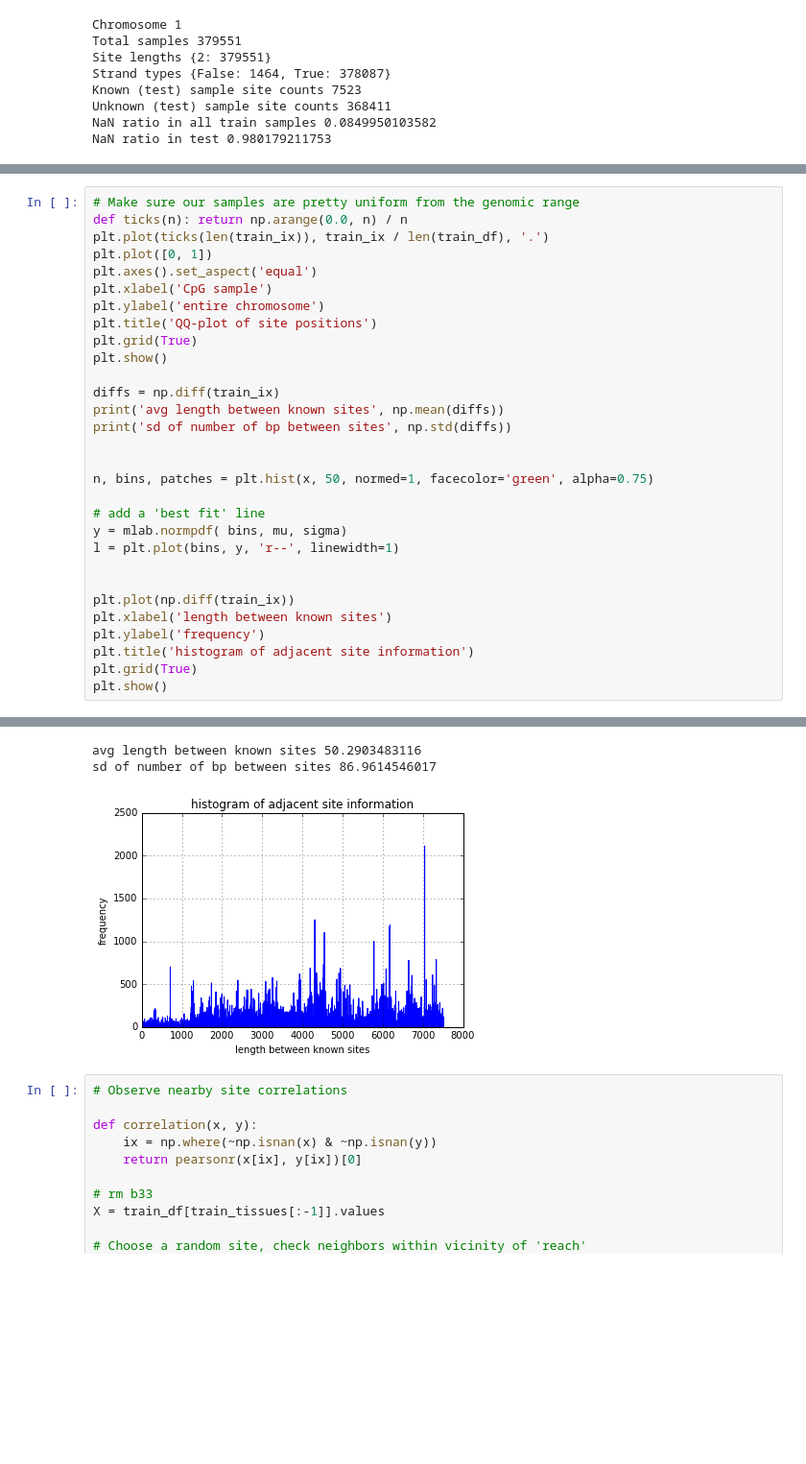
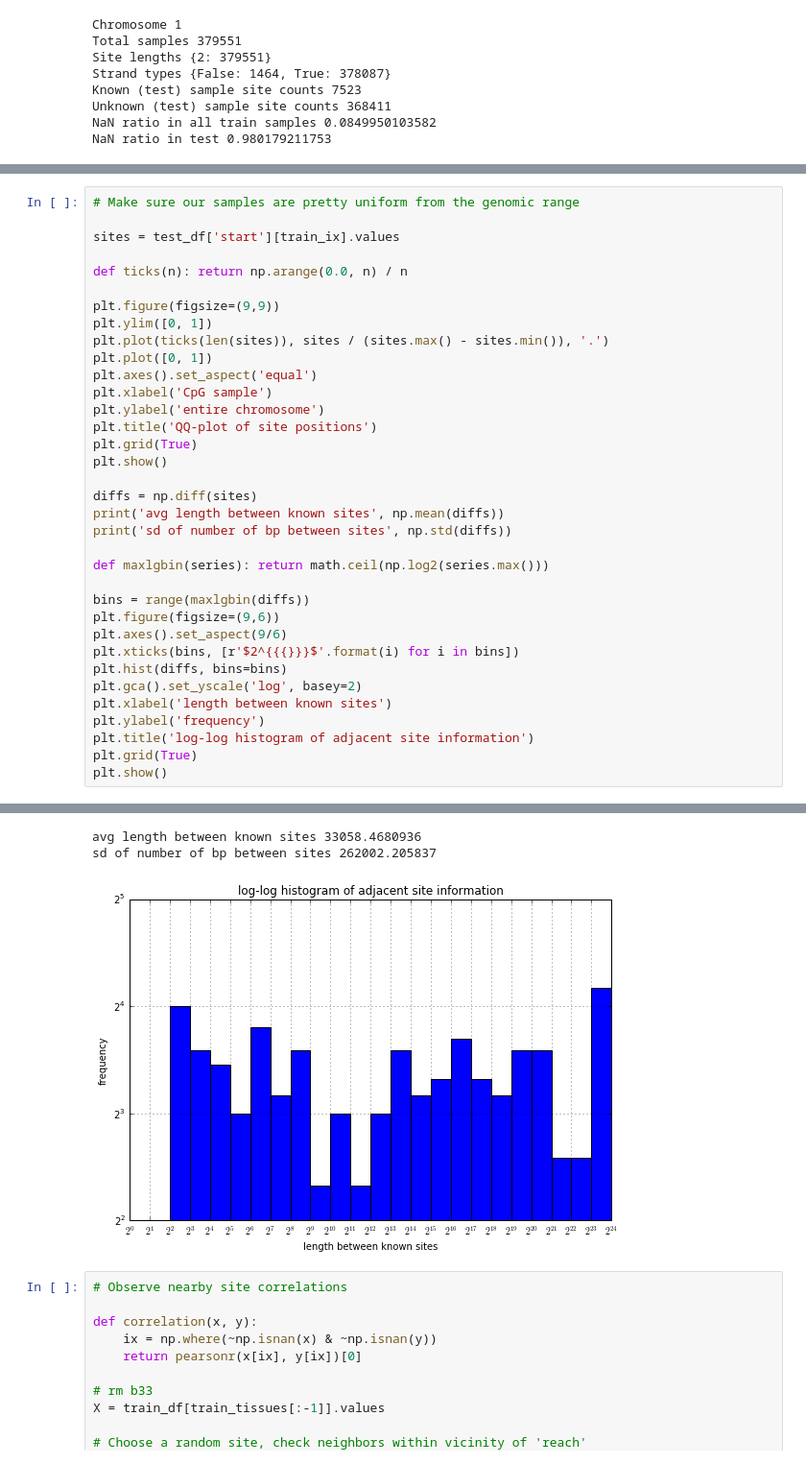
Before and after one commit to PrincetonUniversity/final-proj-cos-424, a Jupyter notebook: exploratory_analysis.ipynb, the cells around one changed output, grey strips where cells are left out. Shown at 96% size. Drawn from its saved outputs; the diff is of its cells as text; blank space fills up the shorter version.

Commit message:
changed site index -> site location in exploratory analysis

```diff
--- a/exploratory_analysis.ipynb
+++ b/exploratory_analysis.ipynb
@@ -129,8 +129,14 @@ b32 sparsity 0.0
 b33 sparsity 0.979949993545
 # %%
 # Make sure our samples are pretty uniform from the genomic range
+
+sites = test_df['start'][train_ix].values
+
 def ticks(n): return np.arange(0.0, n) / n
-plt.plot(ticks(len(train_ix)), train_ix / len(train_df), '.')
+
+plt.figure(figsize=(9,9))
+plt.ylim([0, 1])
+plt.plot(ticks(len(sites)), sites / (sites.max() - sites.min()), '.')
 plt.plot([0, 1])
 plt.axes().set_aspect('equal')
 plt.xlabel('CpG sample')
@@ -139,22 +145,21 @@ plt.title('QQ-plot of site positions')
 plt.grid(True)
 plt.show()
 
-diffs = np.diff(train_ix)
+diffs = np.diff(sites)
 print('avg length between known sites', np.mean(diffs))
 print('sd of number of bp between sites', np.std(diffs))
 
+def maxlgbin(series): return math.ceil(np.log2(series.max()))
 
-n, bins, patches = plt.hist(x, 50, normed=1, facecolor='green', alpha=0.75)
-
-# add a 'best fit' line
-y = mlab.normpdf( bins, mu, sigma)
-l = plt.plot(bins, y, 'r--', linewidth=1)
-
-
-plt.plot(np.diff(train_ix))
+bins = range(maxlgbin(diffs))
+plt.figure(figsize=(9,6))
+plt.axes().set_aspect(9/6)
+plt.xticks(bins, [r'$2^{{{}}}$'.format(i) for i in bins])
+plt.hist(diffs, bins=bins)
+plt.gca().set_yscale('log', basey=2)
 plt.xlabel('length between known sites')
 plt.ylabel('frequency')
-plt.title('histogram of adjacent site information')
+plt.title('log-log histogram of adjacent site information')
 plt.grid(True)
 plt.show()
 # %% [output]
@@ -162,6 +167,6 @@ plt.show()
-avg length between known sites 50.2903483116
-sd of number of bp between sites 86.9614546017
+avg length between known sites 33058.4680936
+sd of number of bp between sites 262002.205837
-[figure, old version]
+[figure, new version]
 # %%
 # Observe nearby site correlations
 
```
Also changed, not shown: parts of 1 cell of this notebook.
